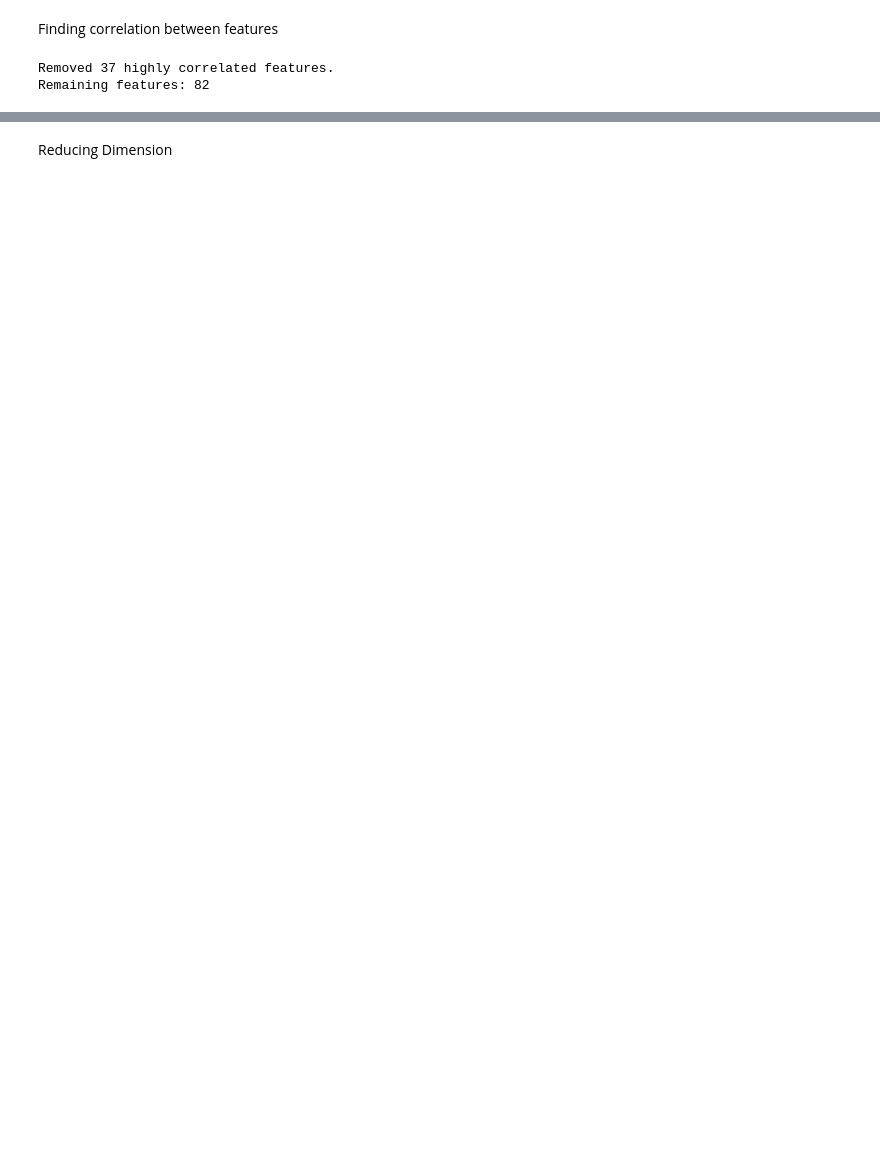
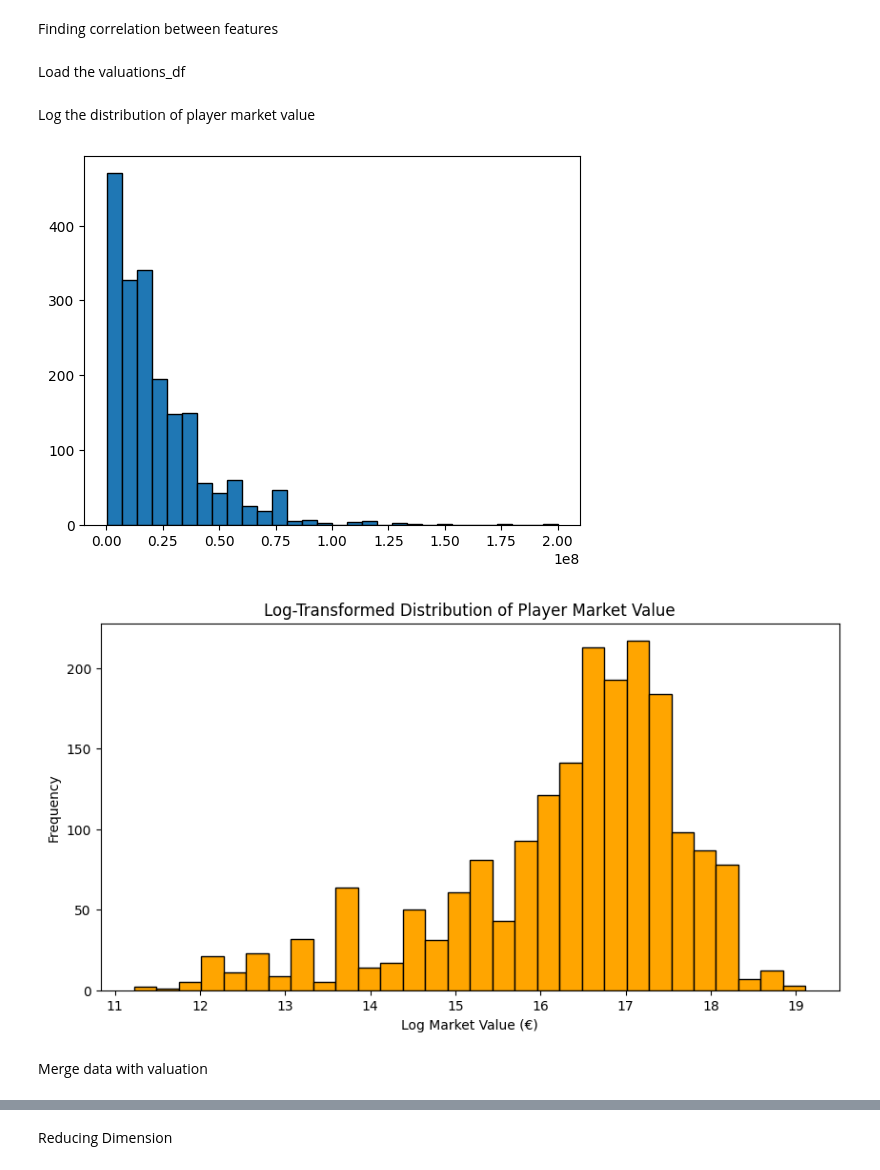
Before and after one commit to ruicongg/deadline-day, a Jupyter notebook: preprocessing.ipynb, the cells around one changed output, grey strips where cells are left out. Saved outputs shown, nothing was run; the diff lists cells and outputs as text; code cells hidden in the pictures; blank space fills up the shorter version.

```diff
--- a/preprocessing.ipynb
+++ b/preprocessing.ipynb
@@ -298,30 +306,30 @@ for cat_col in categorical_cols:
 # Convert final matrix to float for heatmap
 full_correlation_matrix = full_correlation_matrix.astype(float)
 # %%
-# Set correlation threshold
-correlation_threshold = 0.9
+# # Set correlation threshold
+# correlation_threshold = 0.9
 
-# Compute the absolute correlation matrix
-corr_matrix = full_correlation_matrix.abs()
+# # Compute the absolute correlation matrix
+# corr_matrix = full_correlation_matrix.abs()
 
-# Create a set to hold the features to remove
-features_to_remove = set()
+# # Create a set to hold the features to remove
+# features_to_remove = set()
 
-# Iterate through correlation matrix and identify features to drop
-for i in range(len(corr_matrix.columns)):
-    for j in range(i):
-        if corr_matrix.iloc[i, j] > correlation_threshold:  # If correlation is above threshold
-            colname = corr_matrix.columns[i]  # Get feature name
-            features_to_remove.add(colname)  # Add it to the removal list
+# # Iterate through correlation matrix and identify features to drop
+# for i in range(len(corr_matrix.columns)):
+#     for j in range(i):
+#         if corr_matrix.iloc[i, j] > correlation_threshold:  # If correlation is above threshold
+#             colname = corr_matrix.columns[i]  # Get feature name
+#             features_to_remove.add(colname)  # Add it to the removal list
 
-# Drop the identified features
-outfield_df_reduced = outfield_df.drop(columns=features_to_remove, errors="ignore")
+# # Drop the identified features
+# outfield_df_reduced = outfield_df.drop(columns=features_to_remove, errors="ignore")
 
-# Save the cleaned dataset
-outfield_df_reduced.to_csv("transformed_data/outfield_stats_cleaned.csv", index=False)
+# # Save the cleaned dataset
+# outfield_df_reduced.to_csv("transformed_data/outfield_stats_cleaned.csv", index=False)
 
-print(f"Removed {len(features_to_remove)} highly correlated features.")
-print(f"Remaining features: {outfield_df_reduced.shape[1]}")
+# print(f"Removed {len(features_to_remove)} highly correlated features.")
+# print(f"Remaining features: {outfield_df_reduced.shape[1]}")
+# print(f"Reminding columns: {outfield_df_reduced.columns}")
-# %% [output]
-Removed 37 highly correlated features.
-Remaining features: 82
+# %% [markdown]
+Load the valuations_df
@@ -327,0 +338,25 @@ Remaining features: 82
+# %% [markdown]
+Log the distribution of player market value
+# %%
+
+# visualise distribution of player market value
+plt.hist(valuations_df['player_market_value_euro'], bins=30, edgecolor='k')
+
+# log visualisation
+log_values = np.log1p(valuations_df['player_market_value_euro'])  # log(1 + x) to avoid log(0) issues
+
+# Log visualisation
+plt.figure(figsize=(10, 5))
+plt.hist(log_values, bins=30, edgecolor='k', color='orange')
+plt.xlabel('Log Market Value (€)')
+plt.ylabel('Frequency')
+plt.title('Log-Transformed Distribution of Player Market Value')
+plt.show()
+
+# convert player_market_value to a log scale
+valuations_df['player_market_value_euro'] = np.log(valuations_df['player_market_value_euro'])
+# %% [output]
+[figure, added]
+[figure, added]
+# %% [markdown]
+Merge data with valuation
```
Also changed, not shown: parts of 17 cells of this notebook, 8 other files.
